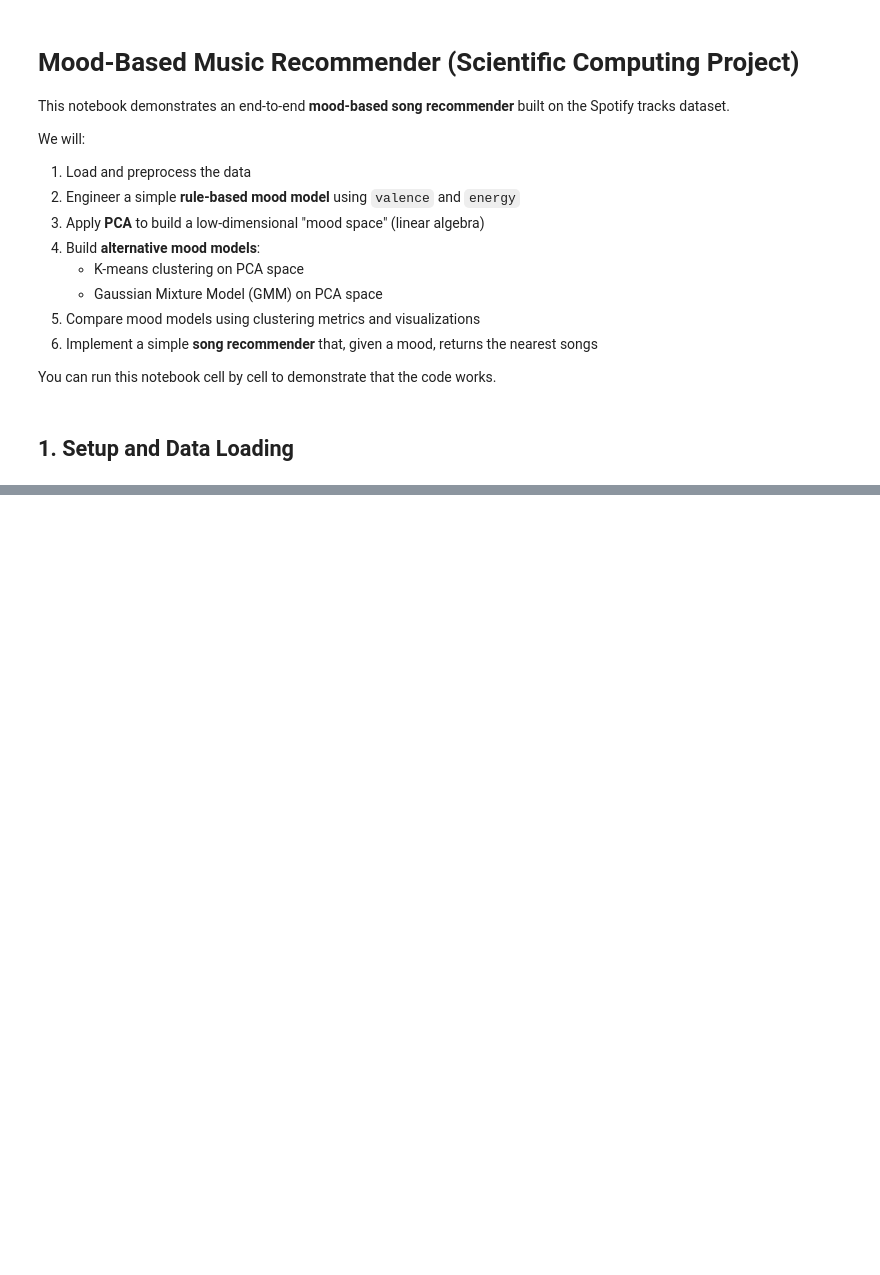
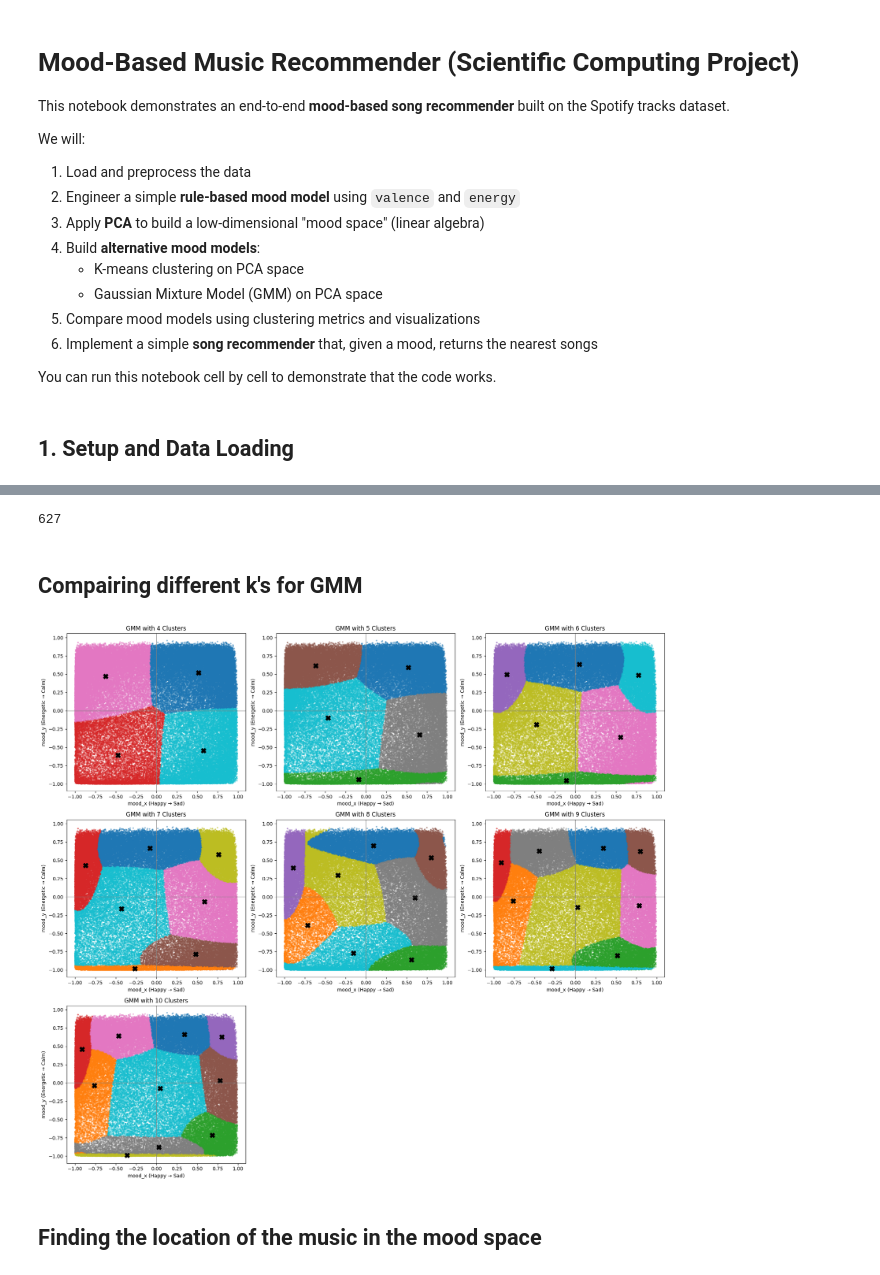
Before and after one commit to era5yl/Scientific-Computing-Project, a Jupyter notebook: mood_music_recommender.ipynb, the cells around one changed output, grey strips where cells are left out. Cells and saved outputs as stored; diff of their text form; code cells hidden in the pictures; blank space fills up the shorter version.

```diff
--- a/mood_music_recommender.ipynb
+++ b/mood_music_recommender.ipynb
@@ -238,9 +18,0 @@ print(list(centroids_rule.index))
-# %%
-# Choose mood and number of songs
-chosen_mood = 'Happy / Energetic'  # change this as you like
-k = 10
-
-recs = recommend_songs(chosen_mood, k)
-print(f'Recommendations for mood: {chosen_mood}')
-for _, row in recs.iterrows():
-    print(f"{row['track_name']} — {row['artists']} (Genre: {row['track_genre']}, Popularity: {row['popularity']})")
@@ -258,0 +403,60 @@ You can now tweak thresholds, the number of clusters, or add more sophisticated
+# %%
+count_pop_80_100 = df[(df["popularity"] >= 80) & (df["popularity"] <= 100)].shape[0]
+count_pop_80_100
+# %% [output]
+627
+# %% [markdown]
+## Compairing different k's for GMM
+# %%
+import numpy as np
+import matplotlib.pyplot as plt
+from sklearn.mixture import GaussianMixture
+
+# X_mood is your (mood_x, mood_y) matrix:
+# Make sure you defined earlier:
+# X_mood = df[["mood_x", "mood_y"]].values
+
+plt.figure(figsize=(18, 16))
+
+plot_index = 1
+
+for k in range(4, 11):   # 4 to 10 clusters
+    gmm_temp = GaussianMixture(
+        n_components=k,
+        covariance_type="full",
+        random_state=42
+    )
+
+    cluster_labels = gmm_temp.fit_predict(X_mood)
+    centers = gmm_temp.means_
+
+    # ----- Plot -----
+    plt.subplot(3, 3, plot_index)
+    plt.scatter(
+        df["mood_x"], df["mood_y"],
+        c=cluster_labels,
+        s=5,
+        cmap="tab10",
+        alpha=0.4
+    )
+
+    # plot centers
+    plt.scatter(
+        centers[:, 0], centers[:, 1],
+        c="black", s=100, marker="X"
+    )
+
+    plt.title(f"GMM with {k} Clusters")
+    plt.axhline(0, color='gray', linewidth=1)
+    plt.axvline(0, color='gray', linewidth=1)
+    plt.xlabel("mood_x (Happy → Sad)")
+    plt.ylabel("mood_y (Energetic → Calm)")
+
+    plot_index += 1
+
+plt.tight_layout()
+plt.show()
+# %% [output]
+[figure, added]
+# %% [markdown]
+## Finding the location of the music in the mood space
```
Also changed, not shown: parts of 54 cells of this notebook.
